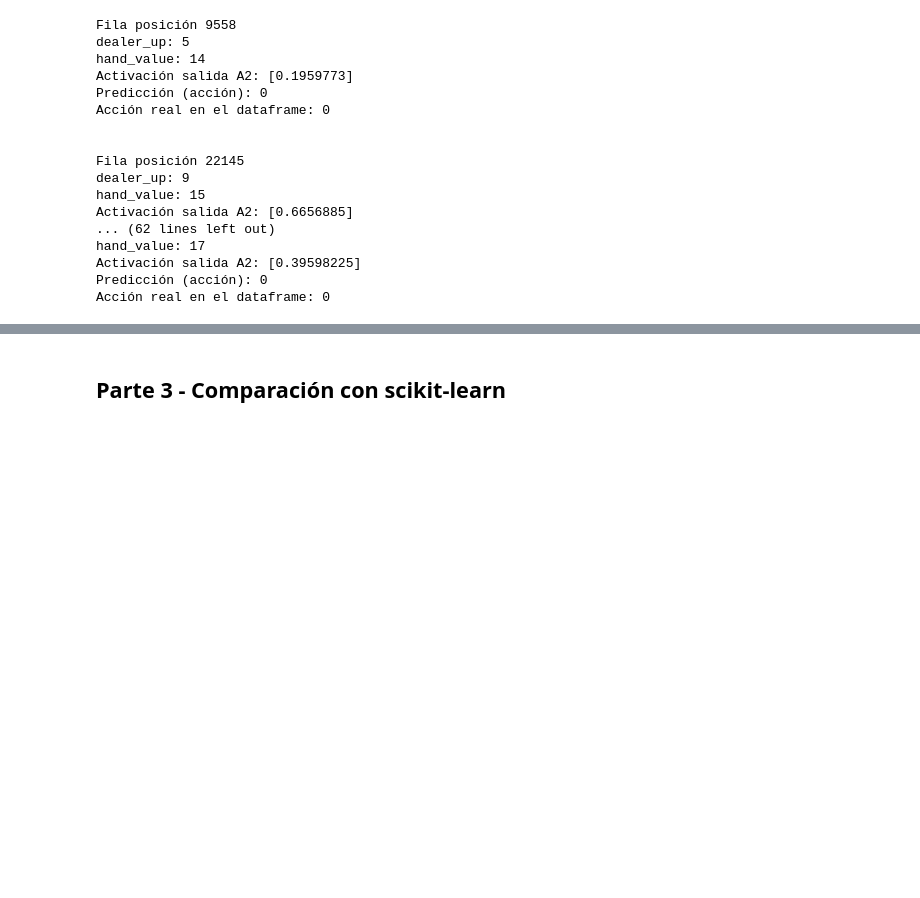
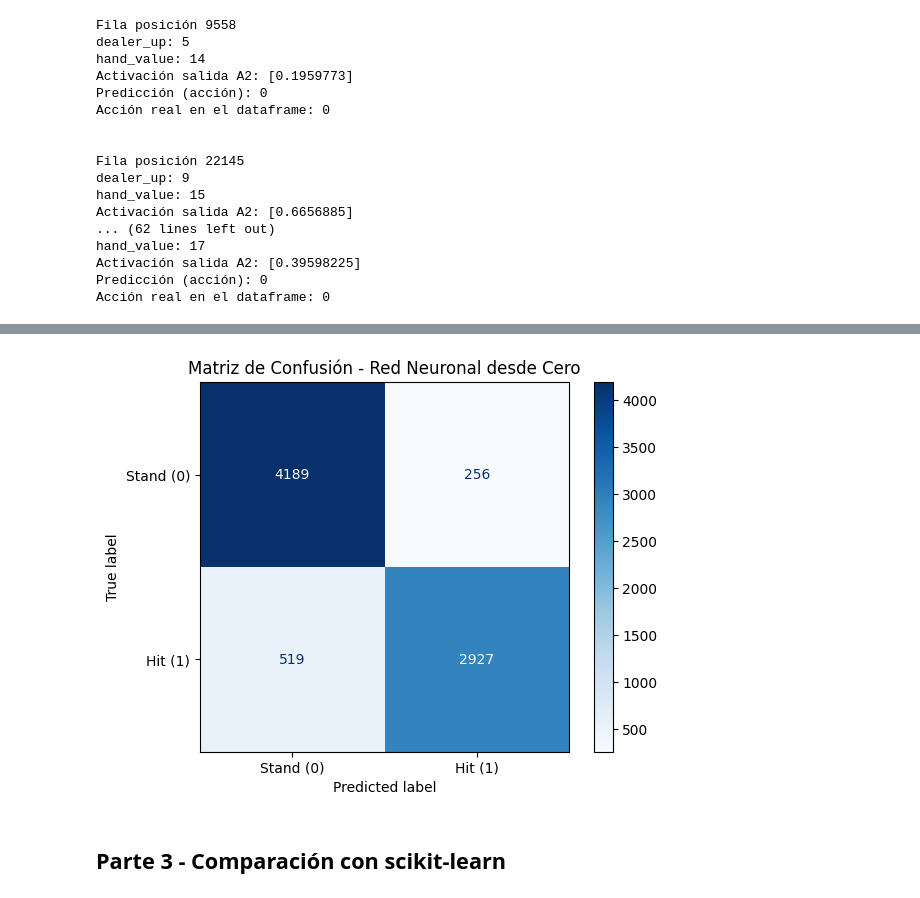
Before and after one commit to LeanSChavez/TP_FINAL_MATE3, a Jupyter notebook: TP_Final.ipynb, the cells around one changed output, grey strips where cells are left out. Saved outputs shown, nothing was run; the diff lists cells and outputs as text; code cells hidden in the pictures; blank space fills up the shorter version.

Commit message:
Add files via upload
matriz de confusion agregada a nuestra red.

```diff
--- a/TP_Final.ipynb
+++ b/TP_Final.ipynb
@@ -436,3 +442,22 @@ Acción real en el dataframe: 0
+# %%
+from sklearn.metrics import confusion_matrix, ConfusionMatrixDisplay
+
+# Generamos predicciones binarias sobre el set de testeo.
+final_preds = forward_prop(X_test.T)[3]
+final_preds_bin = (final_preds.values >= 0.5).astype(int).flatten()
+
+# Convertimos Y_test a array plano para poder compararlo.
+y_true = Y_test.values.flatten()
+
+# Calculamos matriz de confusión
+cm = confusion_matrix(y_true, final_preds_bin)
+
+disp = ConfusionMatrixDisplay(confusion_matrix=cm, display_labels=['Stand (0)', 'Hit (1)'])
+disp.plot(cmap='Blues')
+plt.title("Matriz de Confusión - Red Neuronal desde Cero")
+plt.show()
+# %% [output]
+[figure, added]
 # %% [markdown]
 ## **Parte 3 - Comparación con scikit-learn**
 # %% [markdown]
```
Also changed, not shown: parts of 3 cells of this notebook.
